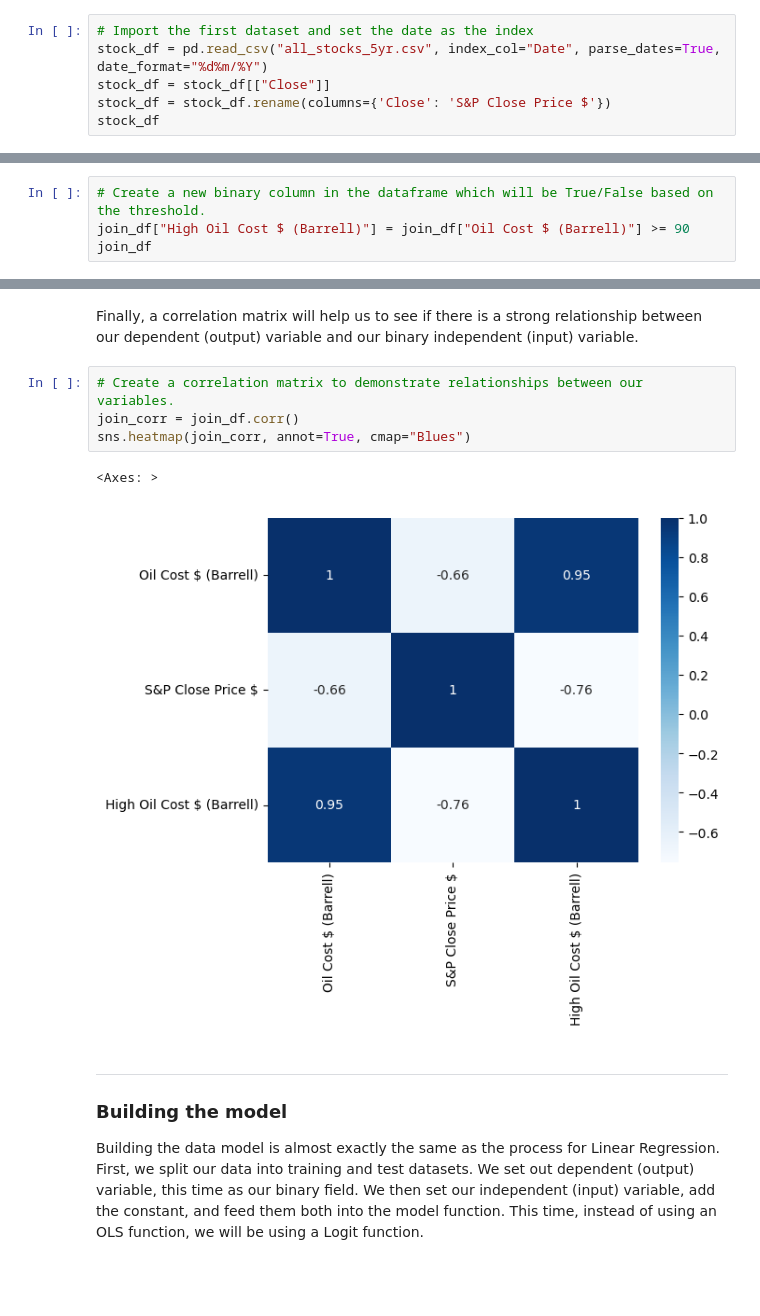
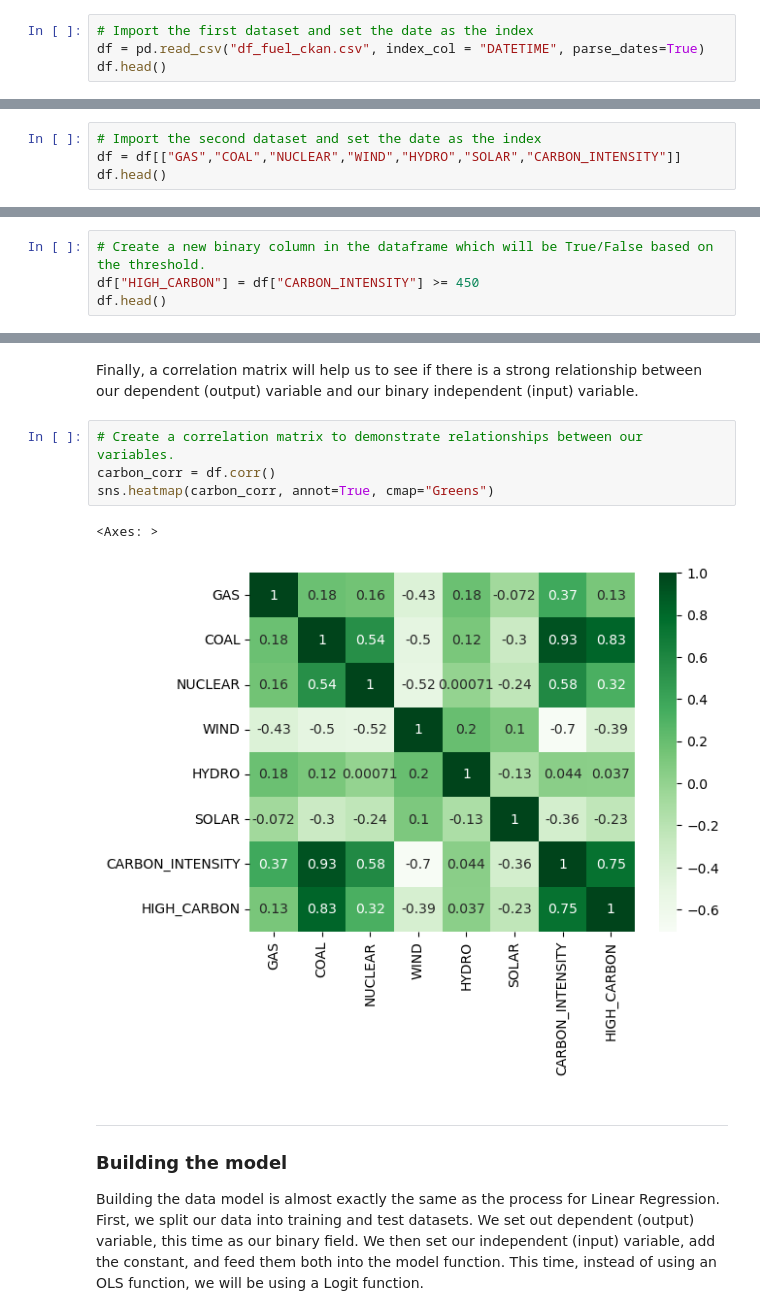
Before and after one commit to charlesvarthur/Workshops, a Jupyter notebook: Logistic Regression/Energy/Logistic Carbon Intensity- Coach.ipynb, the cells around one changed output, grey strips where cells are left out. Drawn from its saved outputs; the diff is of its cells as text; blank space fills up the shorter version.

Commit message:
completed carbon logistic regression mode;

```diff
--- a/Logistic Regression/Energy/Logistic Carbon Intensity- Coach.ipynb
+++ b/Logistic Regression/Energy/Logistic Carbon Intensity- Coach.ipynb
@@ -27,8 +27,6 @@ import matplotlib.pyplot as plt
 All data cleaning steps are identical to the steps taken for Linear Regression, as we are using the same dataset. We begin by importing the stocks dataset. Set the index column as the "Date". Remember to validate the import has worked.
 # %%
 # Import the first dataset and set the date as the index
-stock_df = pd.read_csv("all_stocks_5yr.csv", index_col="Date", parse_dates=True, date_format="%d%m/%Y")
-stock_df = stock_df[["Close"]]
-stock_df = stock_df.rename(columns={'Close': 'S&P Close Price $'})
-stock_df
+df = pd.read_csv("df_fuel_ckan.csv", index_col = "DATETIME", parse_dates=True)
+df.head()
 # %% [output]
@@ -106,0 +63,4 @@ memory usage: 1.4+ KB
+# %%
+# Import the second dataset and set the date as the index
+df = df[["GAS","COAL","NUCLEAR","WIND","HYDRO","SOLAR","CARBON_INTENSITY"]]
+df.head()
@@ -133,6 +118,6 @@ plt.show()
 Our histogram has a positive (right) skew and is bimodal. We can see the distribution of oil costs has two clear clusters. The main cluster (left) which has typically has a range of $45-$65, and second cluster (right) which has a range of $90-$110. With the main cluster containing the majority of our data, and with an outlier in $80, per barrell we can determine high costs of oil will be where oil costs $90 or more. This is where we will set our threshold for a True outcome.
 # %%
 # Create a new binary column in the dataframe which will be True/False based on the threshold.
-join_df["High Oil Cost $ (Barrell)"] = join_df["Oil Cost $ (Barrell)"] >= 90
-join_df
+df["HIGH_CARBON"] = df["CARBON_INTENSITY"] >= 450
+df.head()
 # %% [output]
@@ -169,11 +162,11 @@ plt.show()
 Finally, a correlation matrix will help us to see if there is a strong relationship between our dependent (output) variable and our binary independent (input) variable.
 # %%
 # Create a correlation matrix to demonstrate relationships between our variables.
-join_corr = join_df.corr()
-sns.heatmap(join_corr, annot=True, cmap="Blues")
+carbon_corr = df.corr()
+sns.heatmap(carbon_corr, annot=True, cmap="Greens")
 # %% [output]
 <Axes: >
-[figure, old version]
+[figure, new version]
 # %% [markdown]
 ---
 ### Building the model
```
Also changed, not shown: parts of 36 cells of this notebook.
